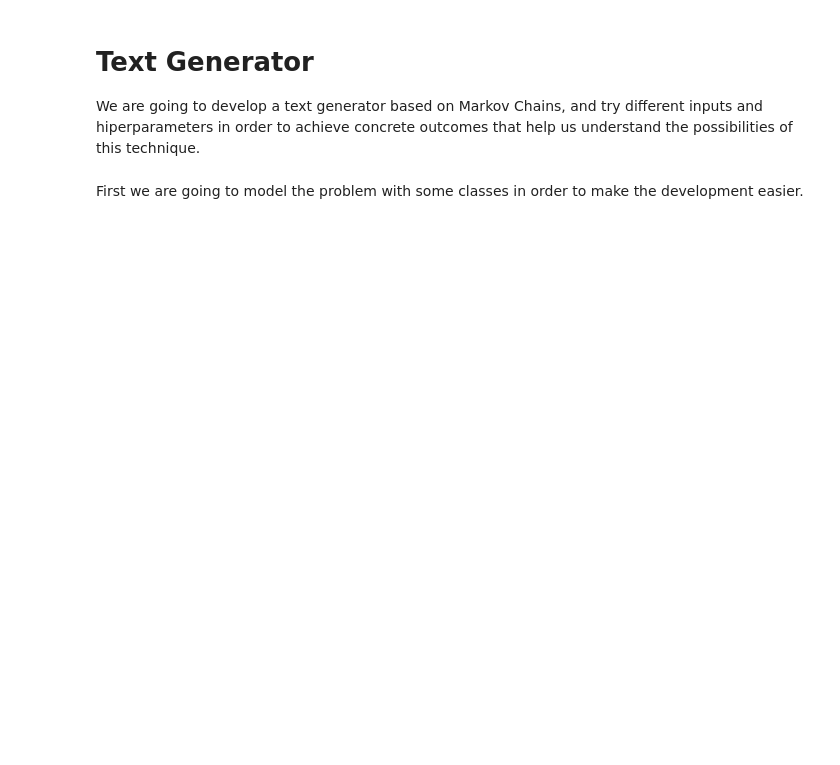
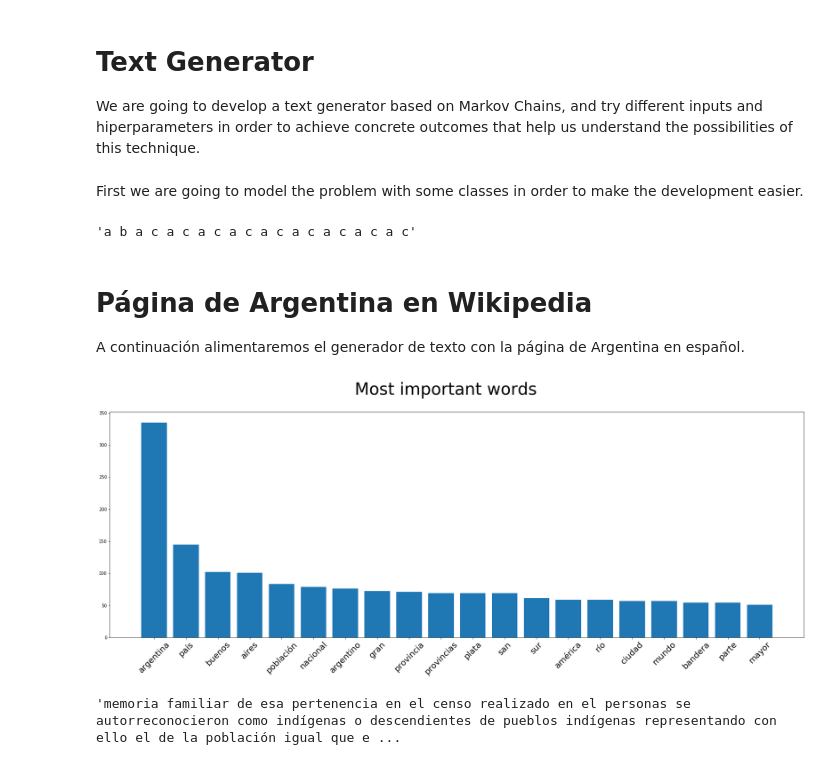
Before and after one commit to tomasaccini/Text-Generator-Markov-Chains, a Jupyter notebook: Text Generator.ipynb, the cells around one changed output. Drawn from its saved outputs; the diff is of its cells as text; code cells hidden in the pictures; blank space fills up the shorter version.

Commit message:
Added some datasets and completed the text processing sending a parameter with the number of words of the token

```diff
--- a/Text Generator.ipynb
+++ b/Text Generator.ipynb
@@ -89,4 +140,21 @@ class TextGenerator:
 # %%
-textGenerator = TextGenerator('1 22 1 3 1')
+textGenerator = TextGenerator('a b a c a c a c d', 2)
 textGenerator.process_text()
 textGenerator.generate_text(10)
+# %% [output]
+'a b a c a c a c a c a c a c a c a c a c'
+# %% [markdown]
+# Página de Argentina en Wikipedia
+A continuación alimentaremos el generador de texto con la página de Argentina en español.
+# %%
+argentina_file = open("Argentina.txt")
+argentina_content = " ".join(argentina_file.readlines())
+textGeneratorArgentina = TextGenerator(argentina_content, 3)
+textGeneratorArgentina.process_text()
+textGeneratorArgentina.plot_most_important_words(20)
+# %% [output]
+[figure, added]
+# %%
+textGeneratorArgentina.generate_text(15)
+# %% [output]
+'memoria familiar de esa pertenencia en el censo realizado en el personas se autorreconocieron como indígenas o descendientes de pueblos indígenas representando con ello el de la población igual que e ...
```
Also changed, not shown: parts of 16 cells of this notebook, 6 other files.
